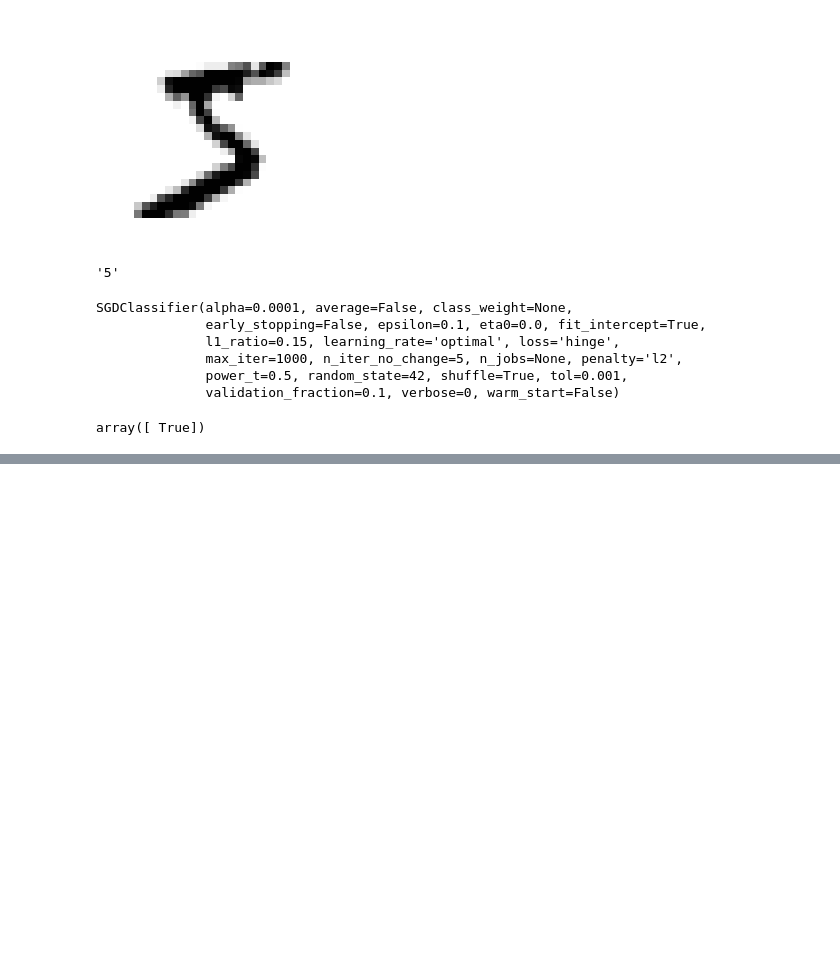
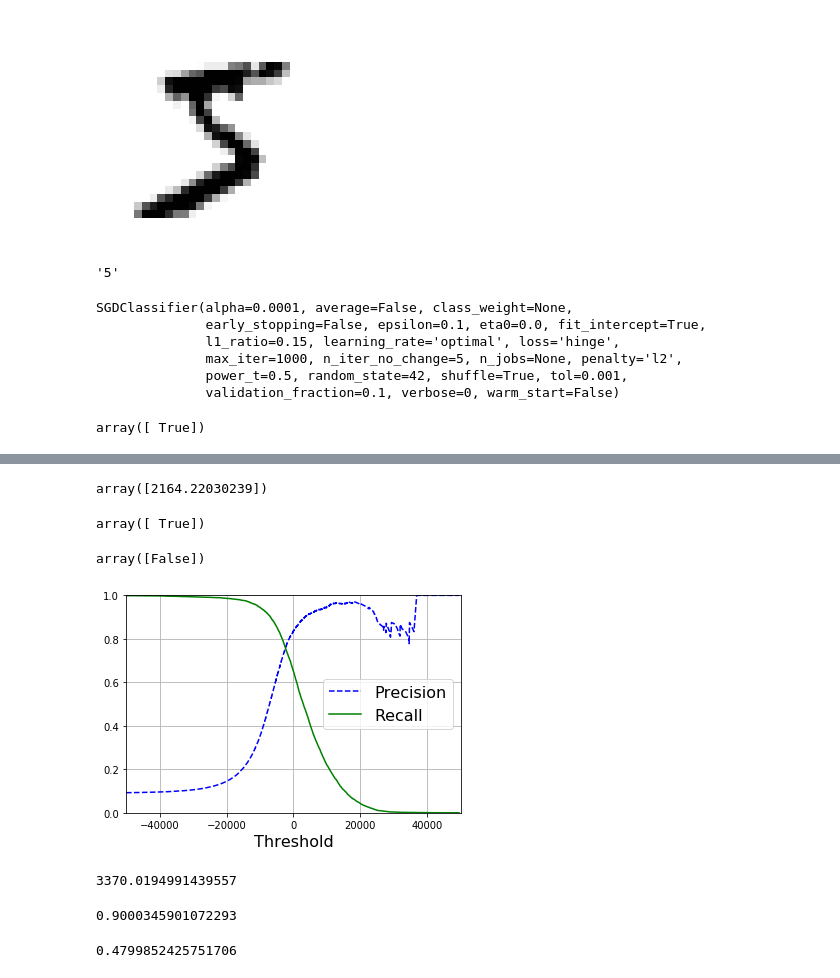
Before and after one commit to zzZIMAWAKE/oreilly-ml, a Jupyter notebook: chapter_3.ipynb, the cells around one changed output, grey strips where cells are left out. Cells and saved outputs as stored; diff of their text form; code cells hidden in the pictures; blank space fills up the shorter version.

```diff
--- a/chapter_3.ipynb
+++ b/chapter_3.ipynb
@@ -61,0 +152,47 @@ array([ True])
+# %%
+# F1 is good for high scores in both, sometimes you will want to favour recall over precision and vice versa
+
+# Precision + / Recall - || Recall + / Precision - || Precision/Recall trade-off
+
+y_scores = sgd_clf.decision_function([some_digit])
+y_scores
+# %% [output]
+array([2164.22030239])
+# %%
+# Providing a threshold for precision / recall tradeoff
+
+threshold = 0
+y_some_digit_pred = (y_scores > threshold)
+y_some_digit_pred
+# %% [output]
+array([ True])
+# %%
+threshold = 8000
+y_some_digit_pred = (y_scores > threshold)
+y_some_digit_pred
+# %% [output]
+array([False])
+# %%
+# Finding which threshold to use
+y_scores = cross_val_predict(sgd_clf, X_train, y_train_5, cv=3, method="decision_function")
+# %%
+from sklearn.metrics import precision_recall_curve
+
+precisions, recalls, thresholds = precision_recall_curve(y_train_5, y_scores)
+
+def plot_precision_recall_vs_threshold(precisions, recalls, thresholds):
+    plt.plot(thresholds, precisions[:-1], "b--", label="Precision")
+    plt.plot(thresholds, recalls[:-1], "g-", label="Recall")
+    plt.legend(loc="center right", fontsize=16)
+    plt.xlabel("Threshold", fontsize=16)
+    plt.grid(True)
+    plt.axis([-50000, 50000, 0, 1])
+# %%
+plot_precision_recall_vs_threshold(precisions, recalls, thresholds)
+# %% [output]
+[figure, added]
+# %%
+threshold_90_precision = thresholds[np.argmax(precisions >= 0.90)]
+threshold_90_precision
+# %% [output]
+3370.0194991439557
@@ -61,0 +201,8 @@ array([ True])
+# %%
+precision_score(y_train_5, y_train_pred_90)
+# %% [output]
+0.9000345901072293
+# %%
+recall_score(y_train_5, y_train_pred_90)
+# %% [output]
+0.4799852425751706
```
Also changed, not shown: parts of 16 cells of this notebook, 2 other files.
